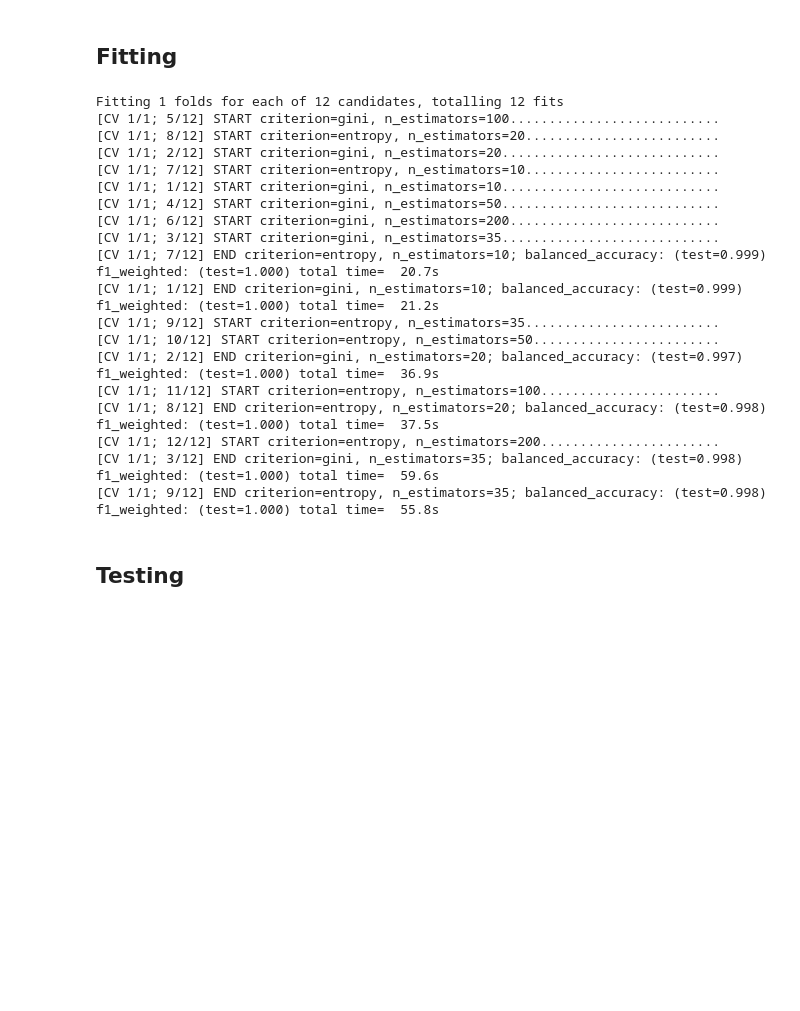
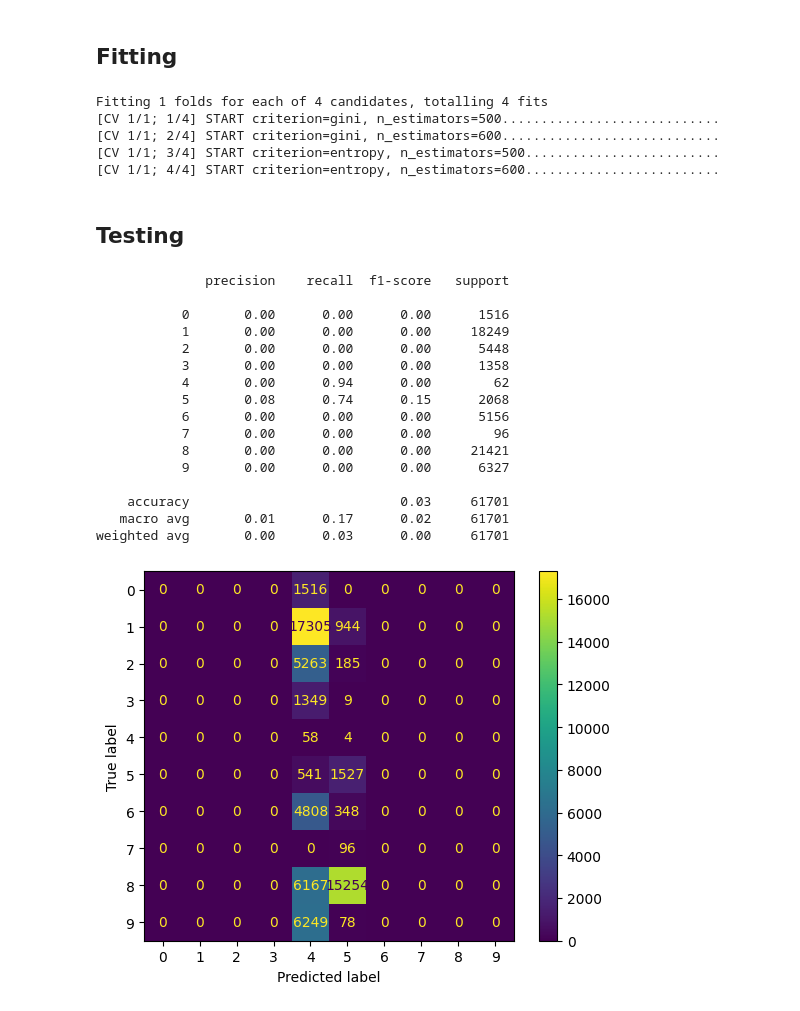
Before and after one commit to benzebra/data-analytics, a Jupyter notebook: train_def.ipynb, the cells around one changed output. Saved outputs shown, nothing was run; the diff lists cells and outputs as text; code cells hidden in the pictures; blank space fills up the shorter version.

```diff
--- a/train_def.ipynb
+++ b/train_def.ipynb
@@ -41,8 +41,8 @@ import seaborn as sns
 SEED = 42
 FILENAME = "train_dataset.csv"
 
-clf = 'rf'          # 'rf', 'svm' or 'knn'
-pre = 'std'         # 'pca', 'lda' or 'std'
+clf = 'rf'          # 'rf', 'svm', 'knn', 'ffnn', 'tabtansf' or 'tabnet'
+pre = 'lda'         # 'pca', 'lda' or 'std'
 overfit = True      # True or False
 
 ml = True           # DON'T CHANGE (True for Machine Learning, False for Deep Learning)
@@ -184,7 +184,7 @@ if not ml:
 # %%
 if clf == 'rf':
     param_grid = {
-        'n_estimators': [10, 20, 35, 50, 100, 200],
+        'n_estimators': [500, 600],
         'criterion': ['gini', 'entropy']
     }
 
@@ -219,7 +219,7 @@ if clf == 'knn':
 # %% [markdown]
 ### FFNN
 # %%
-if not ml:
+if clf == 'ffnn':
     # Architecture
     class FeedForwardPlus(nn.Module):
         def __init__(self, input_size, num_classes, hidden_size, depth=1, batch_norm=False, drop=0):
@@ -405,54 +405,63 @@ else:
         _, _, _, _, _, best_log_name = best_model_params
         model = FeedForwardPlus(train_dataset.num_features, train_dataset.num_classes, hidden_size, depth, batch_norm=batch_norm)
 # %% [output]
-Fitting 1 folds for each of 12 candidates, totalling 12 fits
-[CV 1/1; 5/12] START criterion=gini, n_estimators=100...........................
-[CV 1/1; 8/12] START criterion=entropy, n_estimators=20.........................
-[CV 1/1; 2/12] START criterion=gini, n_estimators=20............................
-[CV 1/1; 7/12] START criterion=entropy, n_estimators=10.........................
-[CV 1/1; 1/12] START criterion=gini, n_estimators=10............................
-[CV 1/1; 4/12] START criterion=gini, n_estimators=50............................
-[CV 1/1; 6/12] START criterion=gini, n_estimators=200...........................
-[CV 1/1; 3/12] START criterion=gini, n_estimators=35............................
-[CV 1/1; 7/12] END criterion=entropy, n_estimators=10; balanced_accuracy: (test=0.999) f1_weighted: (test=1.000) total time=  20.7s
-[CV 1/1; 1/12] END criterion=gini, n_estimators=10; balanced_accuracy: (test=0.999) f1_weighted: (test=1.000) total time=  21.2s
-[CV 1/1; 9/12] START criterion=entropy, n_estimators=35.........................
-[CV 1/1; 10/12] START criterion=entropy, n_estimators=50........................
-[CV 1/1; 2/12] END criterion=gini, n_estimators=20; balanced_accuracy: (test=0.997) f1_weighted: (test=1.000) total time=  36.9s
-[CV 1/1; 11/12] START criterion=entropy, n_estimators=100.......................
-[CV 1/1; 8/12] END criterion=entropy, n_estimators=20; balanced_accuracy: (test=0.998) f1_weighted: (test=1.000) total time=  37.5s
-[CV 1/1; 12/12] START criterion=entropy, n_estimators=200.......................
-[CV 1/1; 3/12] END criterion=gini, n_estimators=35; balanced_accuracy: (test=0.998) f1_weighted: (test=1.000) total time=  59.6s
-[CV 1/1; 9/12] END criterion=entropy, n_estimators=35; balanced_accuracy: (test=0.998) f1_weighted: (test=1.000) total time=  55.8s
+Fitting 1 folds for each of 4 candidates, totalling 4 fits
+[CV 1/1; 1/4] START criterion=gini, n_estimators=500............................
+[CV 1/1; 2/4] START criterion=gini, n_estimators=600............................
+[CV 1/1; 3/4] START criterion=entropy, n_estimators=500.........................
+[CV 1/1; 4/4] START criterion=entropy, n_estimators=600.........................
 # %% [markdown]
 ## Testing
 # %%
 if ml:
+    classes = best_clf.classes_
+
     if overfit:
-        cm = confusion_matrix(y_test, best_clf.predict(X_test), labels=best_clf.classes_)
-        disp = ConfusionMatrixDisplay(confusion_matrix=cm, display_labels=best_clf.classes_)
+        y_pred = best_clf.predict(X_test)
+        cm = confusion_matrix(y_test, y_pred, labels=classes)
+        disp = ConfusionMatrixDisplay(confusion_matrix=cm, display_labels=classes)
         disp.plot()
-        print(classification_report(y_test, best_clf.predict(X_test)))
+        print(classification_report(y_test, y_pred))
     else:
-        cm = confusion_matrix(y_val, best_clf.predict(X_val), labels=best_clf.classes_)
-        disp = ConfusionMatrixDisplay(confusion_matrix=cm, display_labels=best_clf.classes_)
+        y_pred = best_clf.predict(X_val)
+        cm = confusion_matrix(y_val, y_pred, labels=classes)
+        disp = ConfusionMatrixDisplay(confusion_matrix=cm, display_labels=classes)
         disp.plot()
+        print(classification_report(y_val, y_pred))
 else:
     # Evaluate the best model on the test set
     test_loader = DataLoader(test_dataset, batch_size=batch_sizes[0])
 
     model.to(device)
     model.eval()
     y_test, y_pred_c, y_pred = test_model(model, test_loader, device)
 
     # Print Accuracy, Precision, F1 Score and Confusion Matrix
     print(f"Accuracy: {.4} --\t Precision: {.4} --\t F1: {.4} --\t Balanced Accuracy: {.4}",
           tm.MulticlassAccuracy().update(y_pred_c, y_test).compute().item(),
           tm.MulticlassPrecision(num_classes=y_test.max().item() + 1).update(y_pred, y_test).compute().item(),
           tm.MulticlassF1Score(num_classes=y_test.max().item() + 1, ).update(y_pred, y_test),
           balanced_accuracy_score(y_test.cpu().numpy(), y_pred_c.cpu().numpy()))
 
     print(classification_report(y_test.cpu().numpy(), y_pred_c.cpu().numpy()))
     conf_matrix = tm.MulticlassConfusionMatrix(num_classes=y_test.max().item() + 1)
     conf_matrix.update(y_pred_c, y_test)
     ConfusionMatrixDisplay(conf_matrix.compute().cpu().numpy()).plot()
+# %% [output]
+              precision    recall  f1-score   support
+
+           0       0.00      0.00      0.00      1516
+           1       0.00      0.00      0.00     18249
+           2       0.00      0.00      0.00      5448
+           3       0.00      0.00      0.00      1358
+           4       0.00      0.94      0.00        62
+           5       0.08      0.74      0.15      2068
+           6       0.00      0.00      0.00      5156
+           7       0.00      0.00      0.00        96
+           8       0.00      0.00      0.00     21421
+           9       0.00      0.00      0.00      6327
+
+    accuracy                           0.03     61701
+   macro avg       0.01      0.17      0.02     61701
+weighted avg       0.00      0.03      0.00     61701
+[figure, added]
```
